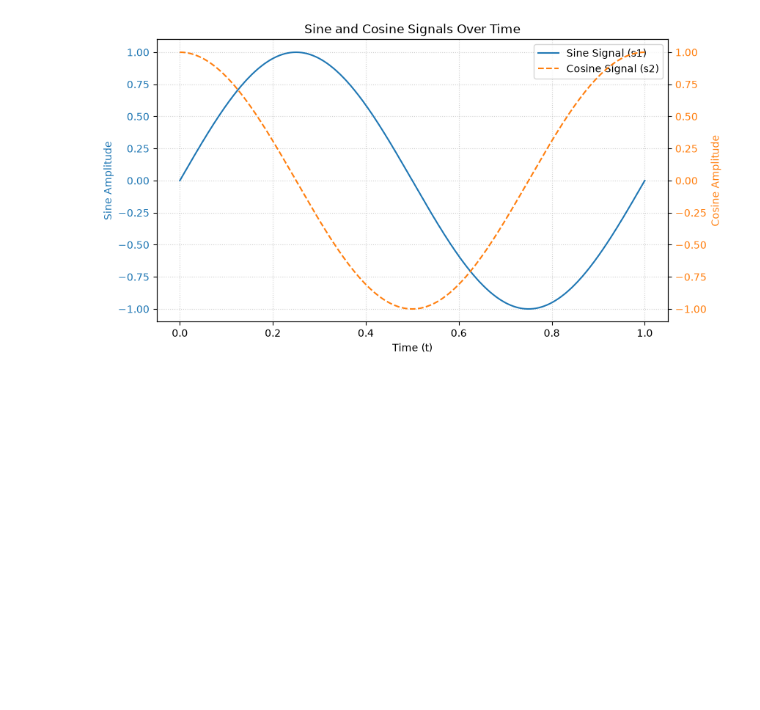
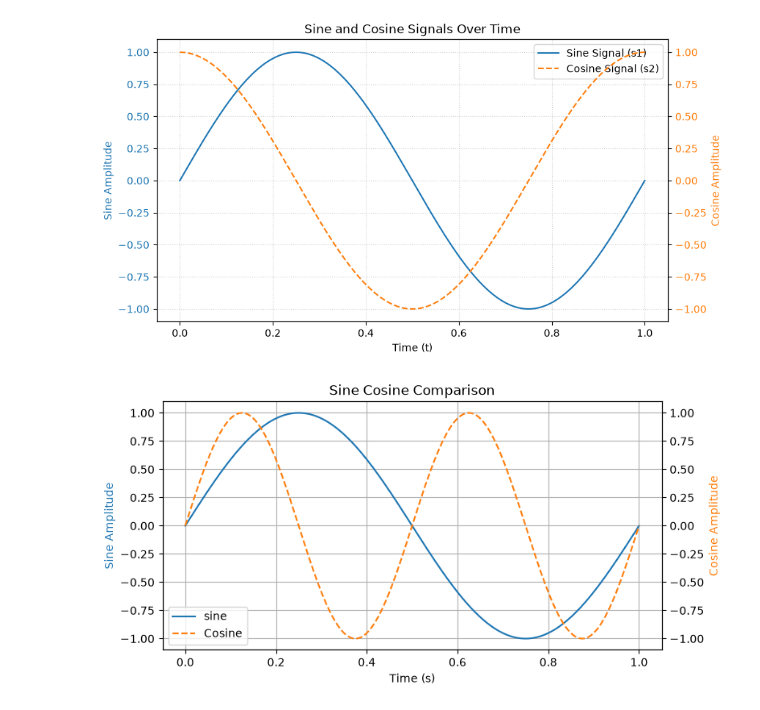
Before and after one commit to Charles-Dee/python-series02, a Jupyter notebook: python-seies02.ipynb, the cells around one changed output. Drawn from its saved outputs; the diff is of its cells as text; code cells hidden in the pictures; blank space fills up the shorter version.

```diff
--- a/python-seies02.ipynb
+++ b/python-seies02.ipynb
@@ -77,3 +77,41 @@ plt.savefig("signals_plot.pdf", format="pdf", bbox_inches="tight")
 plt.show()
 # %% [output]
 [figure]
+# %%
+import matplotlib.pyplot as plt
+import numpy as np
+
+# Create time array (1000 values from 0 to 1)
+t = np.linspace(0, 1, 1000)
+
+# Create primary signal (1 Hz sine wave)
+s = np.sin(2 * np.pi * 1 * t)
+
+
+# --- 1. Signal Plot with Secondary Y-Axis ---
+fig, ax1 = plt.subplots(figsize=(8, 4))
+
+# Primary Y-axis (left)
+line1 = ax1.plot(t, s, color="tab:blue", label="sine")
+ax1.set_xlabel("Time (s)")
+ax1.set_ylabel("Sine Amplitude", color="tab:blue")
+ax1.grid(True)
+
+# Secondary Y-axis (right)
+ax2 = ax1.twinx()
+s2 = np.sin(2 * np.pi * 2 * t)  # 2 Hz sine wave
+line2 = ax2.plot(t, s2, color="tab:orange", linestyle="--", label="Cosine")
+ax2.set_ylabel("Cosine Amplitude", color="tab:orange")
+
+# Combined legend for twin axes
+lines = line1 + line2
+labels = [l.get_label() for l in lines]
+ax1.legend(lines, labels, loc="lower left")
+
+plt.title("Sine Cosine Comparison")
+
+# Save dual plot as PDF
+plt.savefig("sine_and_cosine_wave.pdf", bbox_inches="tight")
+plt.show()
+# %% [output]
+[figure, added]
```
Also changed, not shown: parts of 1 cell of this notebook, 4 other files.
